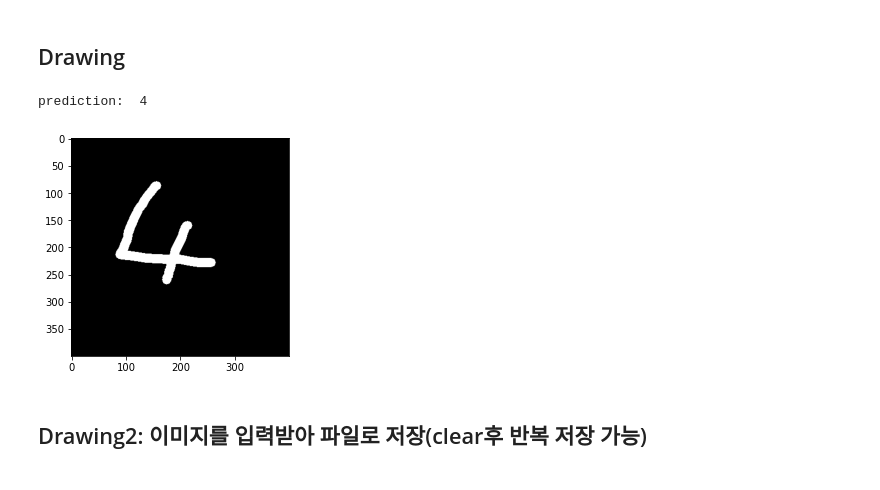
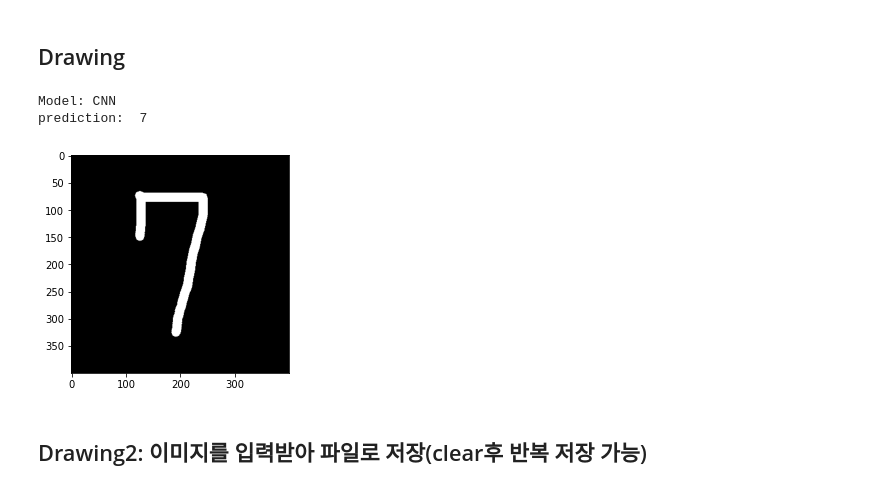
Before and after one commit to hccho2/hccho2FirstGitProject, a Jupyter notebook: torch_files/MNIST_loading.ipynb, the cells around one changed output. Drawn from its saved outputs; the diff is of its cells as text; code cells hidden in the pictures.

```diff
--- a/torch_files/MNIST_loading.ipynb
+++ b/torch_files/MNIST_loading.ipynb
@@ -331,17 +343,32 @@ a.shape, b
 ['mnist_images\\eight.png', 'mnist_images\\image0.png', 'mnist_images\\image1.png', 'mnist_images\\image2.png', 'mnist_images\\mnist_digit.png', 'mnist_images\\my_digit2.png', 'mnist_images\\my_digit4 ...
 (torch.Size([1, 1, 28, 28]), ('mnist_images\\eight.png',))
 # %%
-model = CNN().to(device)
-model.load_state_dict(torch.load('mnist_model.pth', map_location = device))
+model = NeuralNet(input_size, hidden_size, num_classes).to(device)
+#model = CNN().to(device)
+
+if type(model) is CNN:
+    model_filename = 'mnist_cnn.pth'
+    print('Model: CNN')
+else:
+    model_filename = 'mnist_linear.pth'
+    print('Model: Linear')
+
+
+model.load_state_dict(torch.load(model_filename, map_location = device))
 model.eval()
 n_image = len(digit_files)
 ncols = 4
 nrows = np.int(np.ceil(n_image/ncols))
 
 for i, (x,f) in enumerate(my_test_dataloader):
-    x = x.to(device)
-    _,pred = model(x).max(-1)
+
+    if type(model) is CNN:
+        x_ = x.to(device)
+    else:
+        x_ = x.reshape(-1, 28*28).to(device)
+    _,pred = model(x_).max(-1)
     plt.subplot(nrows,ncols,i+1)
+
     plt.imshow(x[0,0].to('cpu').numpy(),cmap='gray')
     plt.title(pred[0].item())
 
@@ -412,6 +449,20 @@ from PIL import Image
 import numpy as np
 import ctypes
 # %%
+######################### Model Loading  ############################################
+#model = NeuralNet(input_size, hidden_size, num_classes).to(device)
+model = CNN().to(device)
+
+if type(model) is CNN:
+    model_filename = 'mnist_cnn.pth'
+    print('Model: CNN')
+else:
+    model_filename = 'mnist_linear.pth'
+    print('Model: Linear')
+model.load_state_dict(torch.load(model_filename, map_location = device))
+model.eval()
+
+
 # creating a 600 x 600 pixels canvas for mouse drawing
 canvas = np.ones((600,600), dtype="uint8") * 255
 # designating a 400 x 400 pixels point of interest on which digits will be drawn
@@ -435,39 +486,40 @@ def on_mouse_events(event,x,y,flags,params):
             start_point = (x,y)
     elif event == cv2.EVENT_MOUSEMOVE:
         if is_drawing:
             end_point = (x,y)
             draw_line(canvas,start_point,end_point)
             start_point = end_point
     elif event == cv2.EVENT_LBUTTONUP:
         is_drawing = False
 
-
-cv2.namedWindow("Test Canvas")
-cv2.setMouseCallback("Test Canvas", on_mouse_events)
+name = "Test Canvas: c(clear), d(done)"
+cv2.namedWindow(name)
+cv2.setMouseCallback(name, on_mouse_events)
 
 
 while(True):
-    cv2.imshow("Test Canvas", canvas)
+    cv2.imshow(name, canvas)
     key = cv2.waitKey(1) & 0xFF
     if key == ord('c'):
         canvas[100:500,100:500] = 0
     elif key == ord('d'):
         drawing_image = canvas[100:500,100:500]
         break
         #result = net.predict(image)
         #print("PREDICTION : ",result)
 
 cv2.destroyAllWindows()
 plt.imshow(drawing_image,cmap='gray')
 
 draw_image=Image.fromarray(drawing_image)
 pred = predict(model,draw_image).item()
 
 ctypes.windll.user32.MessageBoxW(0, str(pred), "Prediction", 0)
 print('prediction: ', pred)
 # %% [output]
-prediction:  4
+Model: CNN
+prediction:  7
-[figure, old version]
+[figure, new version]
 # %% [markdown]
 ## Drawing2: 이미지를 입력받아 파일로 저장(clear후 반복 저장 가능)
 # %%
```
Also changed, not shown: parts of 9 cells of this notebook.
